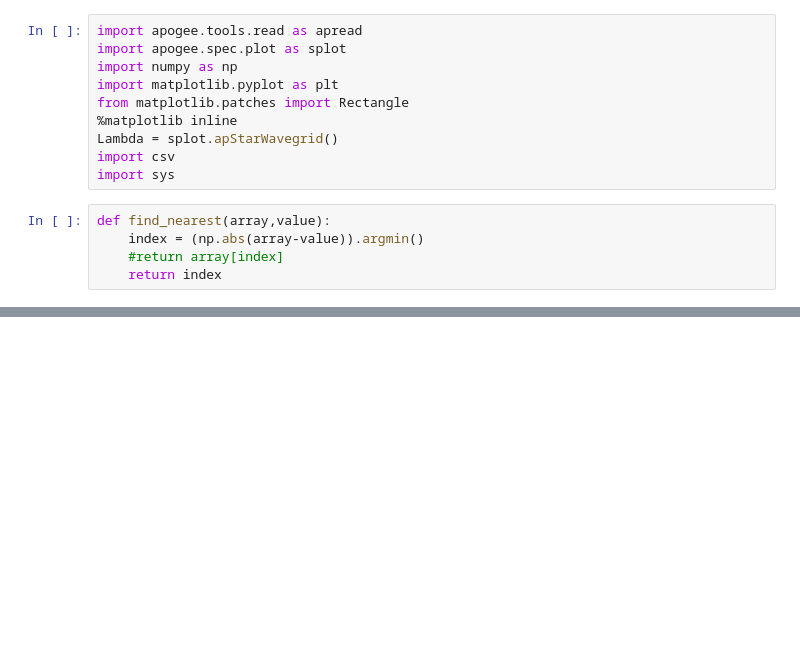
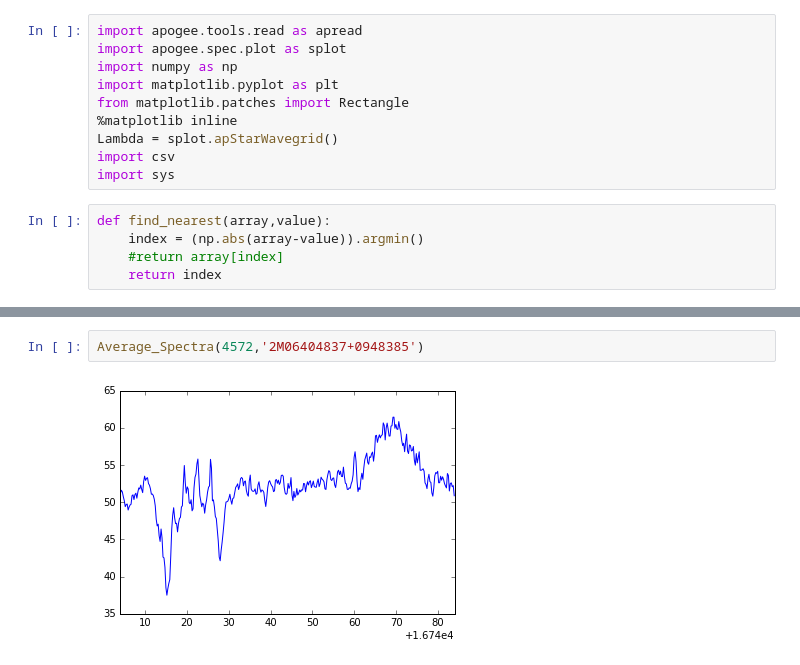
Before and after one commit to ballanr/T-Tauri, a Jupyter notebook: Skunkworks.ipynb, the cells around one changed output, grey strips where cells are left out. Saved outputs shown, nothing was run; the diff lists cells and outputs as text; blank space fills up the shorter version.

```diff
--- a/Skunkworks.ipynb
+++ b/Skunkworks.ipynb
@@ -110,0 +155,4 @@ EqW_Function('FST CSV FILE.csv','FST TEST3.csv')
+# %%
+Average_Spectra(4572,'2M06404837+0948385')
+# %% [output]
+[figure, added]
```
Also changed, not shown: parts of 20 cells of this notebook.
